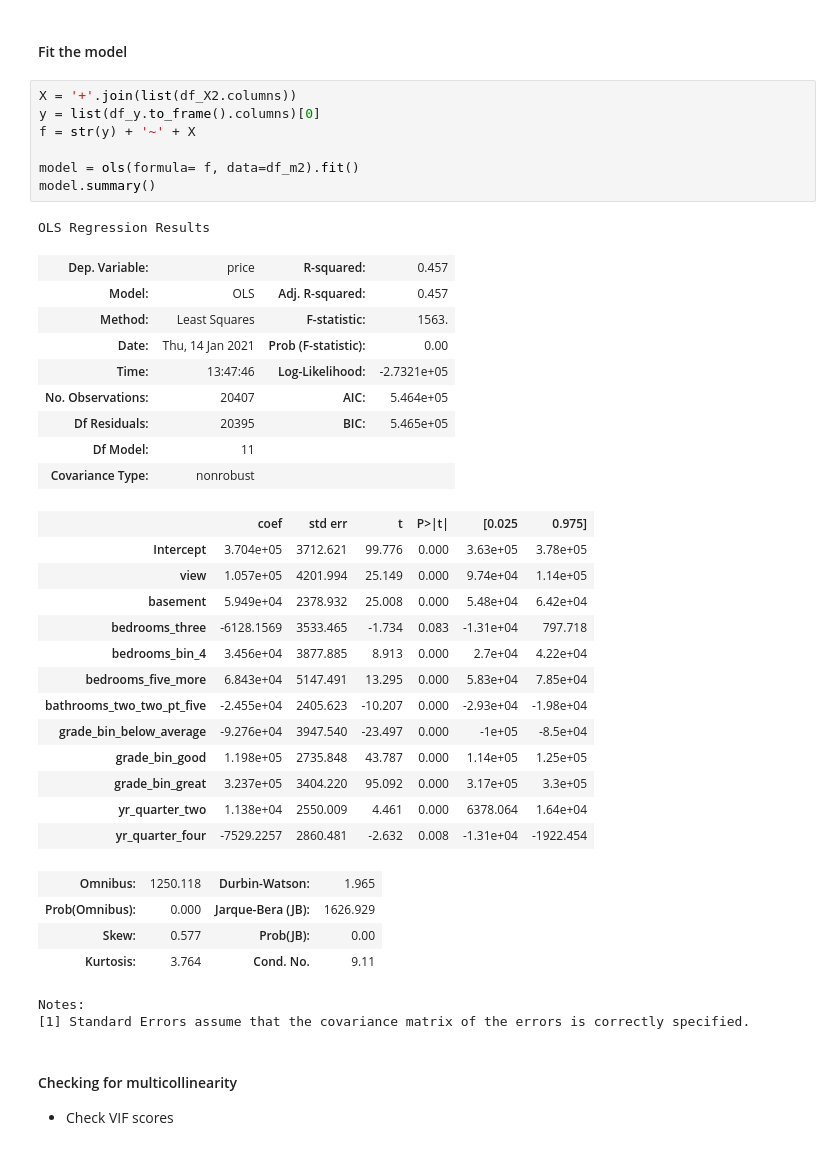
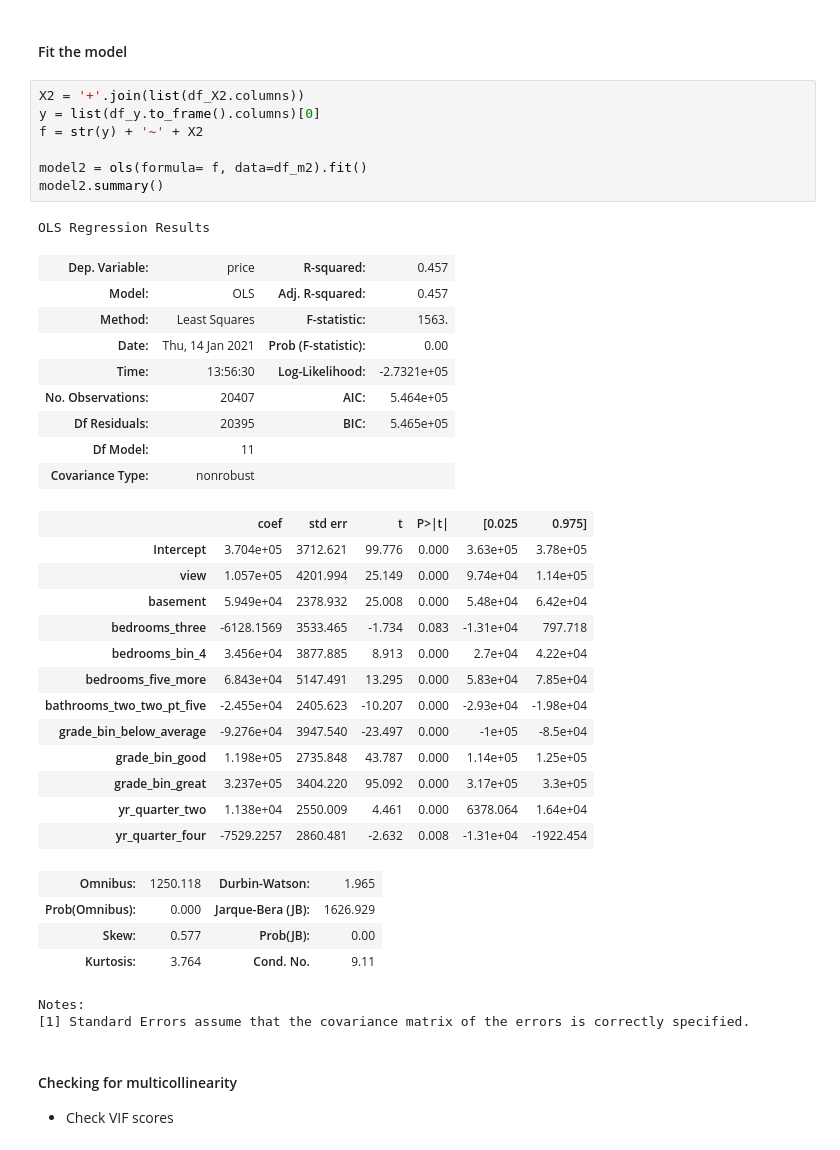
Before and after one commit to MartinReyesDS/Regression-Analysis-Project, a Jupyter notebook: EDA_and_Modeling.ipynb, the cells around one changed output. Drawn from its saved outputs; the diff is of its cells as text.

```diff
--- a/EDA_and_Modeling.ipynb
+++ b/EDA_and_Modeling.ipynb
@@ -478,19 +476,19 @@ df_X2.head(2)
 # %% [markdown]
 #### Fit the model
 # %%
-X = '+'.join(list(df_X2.columns))
+X2 = '+'.join(list(df_X2.columns))
 y = list(df_y.to_frame().columns)[0]
-f = str(y) + '~' + X
+f = str(y) + '~' + X2
 
-model = ols(formula= f, data=df_m2).fit()
-model.summary()
+model2 = ols(formula= f, data=df_m2).fit()
+model2.summary()
 # %% [output]
 OLS Regression Results
 | Dep. Variable: | price | R-squared: | 0.457 |
 | Model: | OLS | Adj. R-squared: | 0.457 |
 | Method: | Least Squares | F-statistic: | 1563. |
 | Date: | Thu, 14 Jan 2021 | Prob (F-statistic): | 0.00 |
-| Time: | 13:47:46 | Log-Likelihood: | -2.7321e+05 |
+| Time: | 13:56:30 | Log-Likelihood: | -2.7321e+05 |
 | No. Observations: | 20407 | AIC: | 5.464e+05 |
 | Df Residuals: | 20395 | BIC: | 5.465e+05 |
 | Df Model: | 11 |  |  |
```
Also changed, not shown: parts of 12 cells of this notebook.
